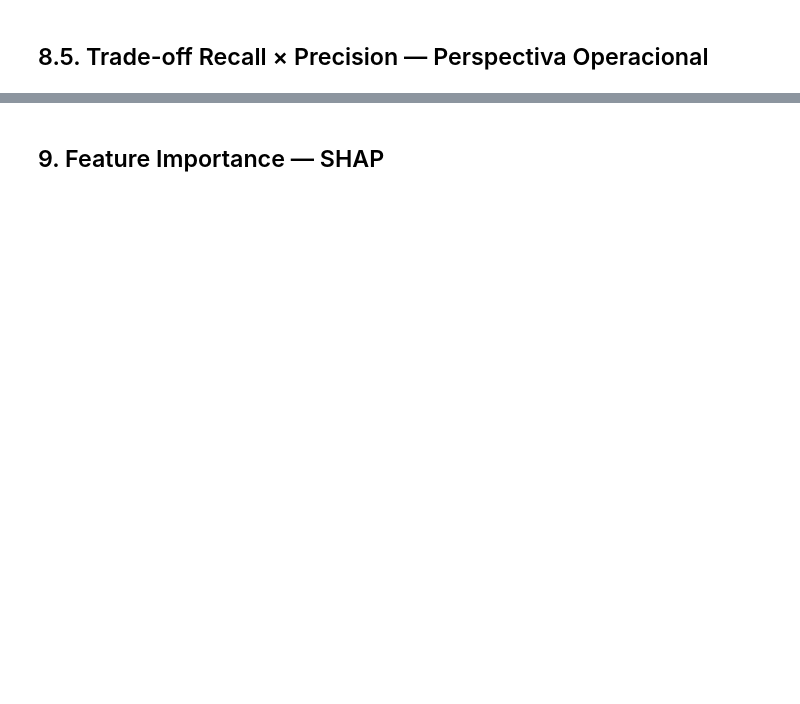
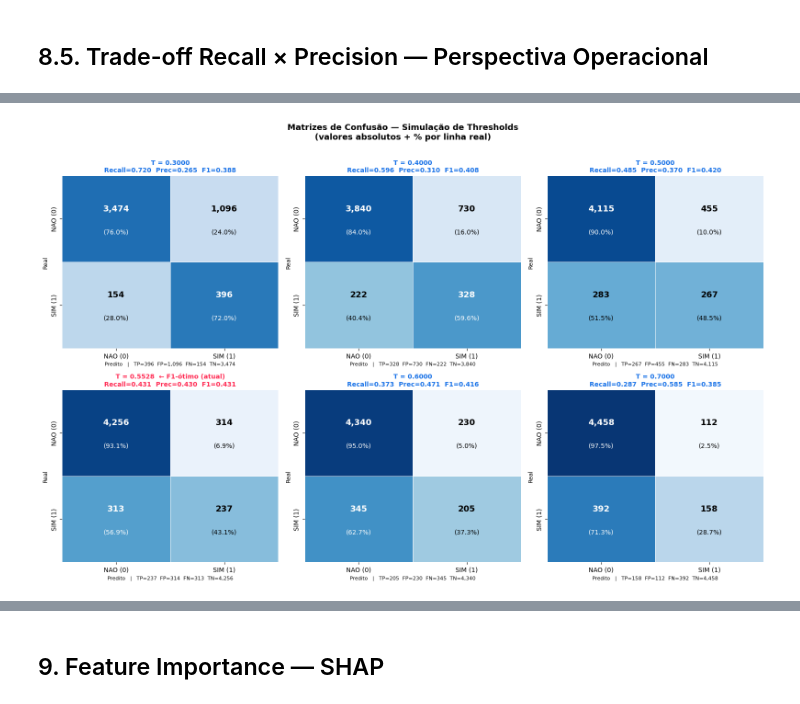
Before and after one commit to PedroHSSoares-Dev/locaweb, a Jupyter notebook: notebooks/04_xgboost_ola_risk.ipynb, the cells around one changed output, grey strips where cells are left out. Drawn from its saved outputs; the diff is of its cells as text; code cells hidden in the pictures; blank space fills up the shorter version.

```diff
--- a/notebooks/04_xgboost_ola_risk.ipynb
+++ b/notebooks/04_xgboost_ola_risk.ipynb
@@ -512,0 +668,87 @@ if THRESHOLD_R70:
+# %%
+# ── Matrizes de confusão para múltiplos thresholds ───────────────────────────
+THRESHOLDS_SIM = [0.30, 0.40, 0.50, THRESHOLD_OTM, 0.60, 0.70]
+LABELS         = ['NAO (0)', 'SIM (1)']
+
+fig, axes = plt.subplots(2, 3, figsize=(16, 10))
+axes = axes.flatten()
+
+for ax, thr in zip(axes, THRESHOLDS_SIM):
+    y_pred_t = (y_prob_final >= thr).astype(int)
+    cm       = confusion_matrix(y_test, y_pred_t)
+    tn, fp, fn, tp = cm.ravel()
+
+    prec = tp / (tp + fp) if (tp + fp) > 0 else 0
+    rec  = tp / (tp + fn) if (tp + fn) > 0 else 0
+    f1   = 2 * prec * rec / (prec + rec) if (prec + rec) > 0 else 0
+    acc  = (tp + tn) / len(y_test)
+
+    # Normalizar para mostrar % por linha (recall por classe)
+    cm_pct = cm.astype(float) / cm.sum(axis=1, keepdims=True) * 100
+
+    # Heatmap
+    sns.heatmap(
+        cm_pct, annot=False, fmt='', cmap='Blues',
+        xticklabels=LABELS, yticklabels=LABELS,
+        ax=ax, linewidths=0.5, linecolor='white',
+        vmin=0, vmax=100, cbar=False
+    )
+
+    # Anotações manuais com valor absoluto + %
+    for i in range(2):
+        for j in range(2):
+            val_abs = cm[i, j]
+            val_pct = cm_pct[i, j]
+            cor_txt = 'white' if val_pct > 55 else 'black'
+            ax.text(j + 0.5, i + 0.38, f'{val_abs:,}',
+                    ha='center', va='center', fontsize=13,
+                    fontweight='bold', color=cor_txt)
+            ax.text(j + 0.5, i + 0.65, f'({val_pct:.1f}%)',
+                    ha='center', va='center', fontsize=10, color=cor_txt)
+
+    # Destacar threshold atual (F1-ótimo)
+    is_atual = abs(thr - THRESHOLD_OTM) < 0.001
+    cor_titulo = '#ff2d55' if is_atual else '#1a73e8'
+    sufixo = '  ← F1-ótimo (atual)' if is_atual else ''
+
+    ax.set_title(
+        f'T = {thr:.4f}{sufixo}\n'
+        f'Recall={rec:.3f}  Prec={prec:.3f}  F1={f1:.3f}',
+        fontsize=10, fontweight='bold', color=cor_titulo
+    )
+    ax.set_xlabel('Predito', fontsize=9)
+    ax.set_ylabel('Real', fontsize=9)
+
+    # Rodapé com TP/FP/FN/TN
+    ax.set_xlabel(
+        f'Predito   |   TP={tp:,}  FP={fp:,}  FN={fn:,}  TN={tn:,}',
+        fontsize=8
+    )
+
+plt.suptitle(
+    'Matrizes de Confusão — Simulação de Thresholds\n'
+    '(valores absolutos + % por linha real)',
+    fontsize=13, fontweight='bold', y=1.01
+)
+plt.tight_layout()
+plt.show()
+
+# ── Tabela comparativa resumida ───────────────────────────────────────────────
+print('\n📊 Resumo comparativo por threshold:\n')
+print(f'   {"Threshold":>10}  {"TP":>6}  {"FP":>6}  {"FN":>6}  {"TN":>6}  '
+      f'{"Recall":>8}  {"Precision":>10}  {"F1":>7}  {"Alertas":>8}')
+print('   ' + '-'*82)
+
+for thr in THRESHOLDS_SIM:
+    y_pred_t      = (y_prob_final >= thr).astype(int)
+    tn, fp, fn, tp = confusion_matrix(y_test, y_pred_t).ravel()
+    prec = tp / (tp + fp) if (tp + fp) > 0 else 0
+    rec  = tp / (tp + fn) if (tp + fn) > 0 else 0
+    f1   = 2 * prec * rec / (prec + rec) if (prec + rec) > 0 else 0
+    alertas = tp + fp
+    marca = ' ◀ atual' if abs(thr - THRESHOLD_OTM) < 0.001 else (
+            ' ◀ padrão' if abs(thr - 0.50) < 0.001 else '')
+    print(f'   {thr:>10.4f}  {tp:>6,}  {fp:>6,}  {fn:>6,}  {tn:>6,}  '
+          f'{rec:>8.4f}  {prec:>10.4f}  {f1:>7.4f}  {alertas:>8,}{marca}')
+# %% [output]
+[figure, added]
```
Also changed, not shown: parts of 17 cells of this notebook.
